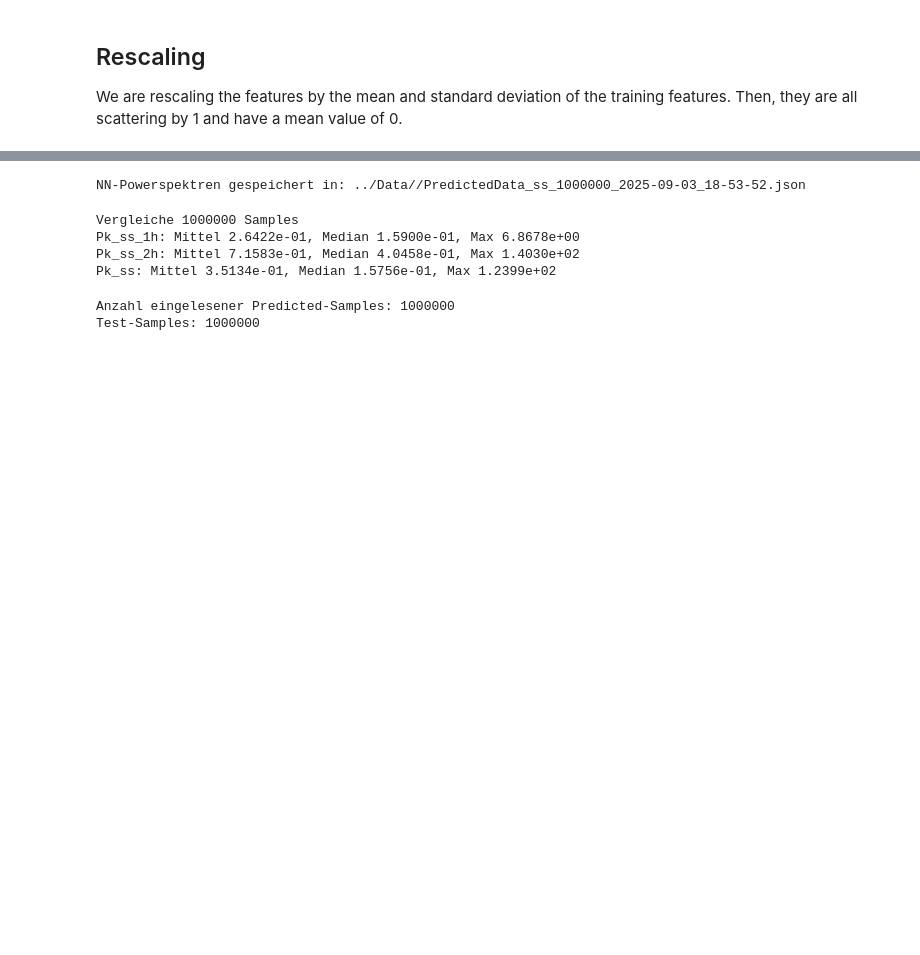
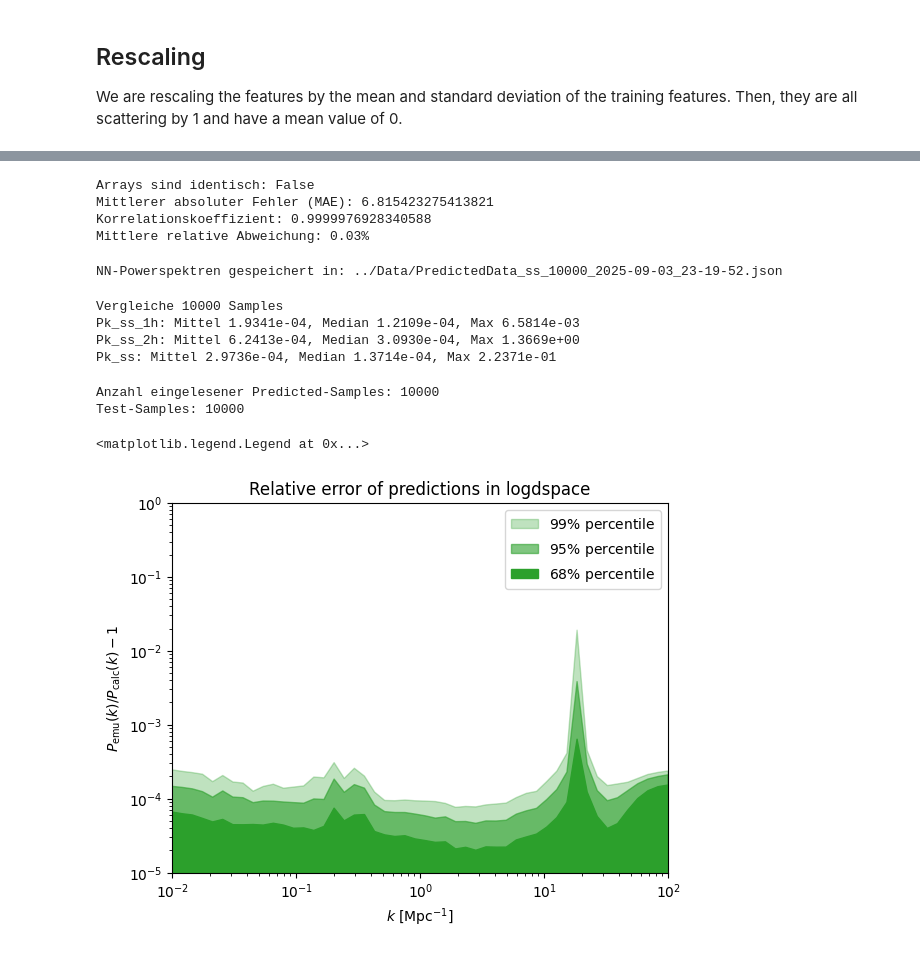
Before and after one commit to r0b42o/NNPowerspectra, a Jupyter notebook: exampleNotebooks/PredPowerspectra.ipynb, the cells around one changed output, grey strips where cells are left out. Drawn from its saved outputs; the diff is of its cells as text; code cells hidden in the pictures; blank space fills up the shorter version.

```diff
--- a/exampleNotebooks/PredPowerspectra.ipynb
+++ b/exampleNotebooks/PredPowerspectra.ipynb
@@ -341,3 +405,21 @@ Mittlere relative Abweichung: 0.02%
+# %%
+are_equal = np.array_equal(np.exp(postprocessed_pred_targets[2]), np.exp(test_targets[2]))
+print("Arrays sind identisch:", are_equal)
+
+mae = np.mean(np.abs(np.exp(postprocessed_pred_targets[2]) - np.exp(test_targets[2])))
+print("Mittlerer absoluter Fehler (MAE):", mae)
+
+correlation = np.corrcoef(np.exp(postprocessed_pred_targets[2]).flatten(), np.exp(test_targets[2]).flatten())[0, 1]
+print("Korrelationskoeffizient:", correlation)
+
+relative_diff = np.abs((np.exp(postprocessed_pred_targets[2]) - np.exp(test_targets[2])) / np.exp(postprocessed_pred_targets[2]))
+mean_relative_diff = np.mean(relative_diff) * 100
+print(f"Mittlere relative Abweichung: {mean_relative_diff:.2f}%")
+# %% [output]
+Arrays sind identisch: False
+Mittlerer absoluter Fehler (MAE): 6.815423275413821
+Korrelationskoeffizient: 0.9999976928340588
+Mittlere relative Abweichung: 0.03%
 # %%
 import numpy as np
 import os
@@ -368,11 +450,11 @@ for i in range(N_total):
 # JSON speichern
 os.makedirs(data_dir, exist_ok=True)
 timestamp = datetime.now().strftime("%Y-%m-%d_%H-%M-%S")
-fn = f"{data_dir}/PredictedData_{powerspectrum_mode}_{N_total}_{timestamp}.json"
+predictedfile = f"{data_dir}PredictedData_{powerspectrum_mode}_{N_total}_{timestamp}.json"
 
-with open(fn, "w") as f:
+with open(predictedfile, "w") as f:
     json.dump(data_array, f, indent=4)
 
-print(f"NN-Powerspektren gespeichert in: {fn}")
+print(f"NN-Powerspektren gespeichert in: {predictedfile}")
 # %% [output]
-NN-Powerspektren gespeichert in: ../Data//PredictedData_ss_1000000_2025-09-03_18-53-52.json
+NN-Powerspektren gespeichert in: ../Data/PredictedData_ss_10000_2025-09-03_23-19-52.json
@@ -384,7 +465,7 @@ import json
 import numpy as np
 
 # Dateien laden
-with open(predictedfile + ".json", "r") as f:
+with open(predictedfile, "r") as f:
     predicted_data = json.load(f)
 
 with open(calculatedfile, "r") as f:
@@ -422,10 +503,10 @@ for k in keys:
     max_err = np.max(errors[k])
     print(f"{k}: Mittel {mean_err:.4e}, Median {median_err:.4e}, Max {max_err:.4e}")
 # %% [output]
-Vergleiche 1000000 Samples
-Pk_ss_1h: Mittel 2.6422e-01, Median 1.5900e-01, Max 6.8678e+00
-Pk_ss_2h: Mittel 7.1583e-01, Median 4.0458e-01, Max 1.4030e+02
-Pk_ss: Mittel 3.5134e-01, Median 1.5756e-01, Max 1.2399e+02
+Vergleiche 10000 Samples
+Pk_ss_1h: Mittel 1.9341e-04, Median 1.2109e-04, Max 6.5814e-03
+Pk_ss_2h: Mittel 6.2413e-04, Median 3.0930e-04, Max 1.3669e+00
+Pk_ss: Mittel 2.9736e-04, Median 1.3714e-04, Max 2.2371e-01
 # %%
 import os
 import json
@@ -447,7 +528,7 @@ target_keys = [f'Pk_{powerspectrum_mode}_1h',
 # -----------------------------
 predicted_samples = []
 kept_indices = []
-with open(predictedfile + ".json", "r") as json_file:
+with open(predictedfile, "r") as json_file:
     data_samples = json.load(json_file)
     for i, sample in enumerate(data_samples):
         # Falls du hier auch ein Filterkriterium möchtest wie bei calculated:
@@ -480,8 +561,6 @@ num_samples = len(predicted_samples)
 indices = np.arange(num_samples)
 N_total = num_samples
 
-np.random.shuffle(indices)
-
 N_test = N_total  # falls du alles für Testing nutzen willst
 
 print(f"Test-Samples: {num_samples}")
@@ -502,5 +581,5 @@ testing_predicted = {
 
 pred_targets=testing_predicted['modes']
 # %% [output]
-Anzahl eingelesener Predicted-Samples: 1000000
-Test-Samples: 1000000
+Anzahl eingelesener Predicted-Samples: 10000
+Test-Samples: 10000
@@ -507,3 +616,38 @@ Test-Samples: 1000000
+# %%
+# do plot
+fig, ax=plt.subplots()
+ks = np.geomspace(1e-2, 1e2)
+#ax.fill_between(ks, 0, percentiles_1h[2,:], color = 'C0', label = r'99\% percentile', alpha=0.3)
+#ax.fill_between(ks, 0, percentiles_1h[1,:], color = 'C0', label = r'95\% percentile', alpha = 0.6)
+#ax.fill_between(ks, 0, percentiles_1h[0,:], color = 'C0', label = r'68\% percentile', alpha = 1)
+
+#ax.fill_between(ks, 0, percentiles_2h[2,:], color = 'C1', label = r'99\% percentile', alpha=0.3)
+#ax.fill_between(ks, 0, percentiles_2h[1,:], color = 'C1', label = r'95\% percentile', alpha = 0.6)
+#ax.fill_between(ks, 0, percentiles_2h[0,:], color = 'C1', label = r'68\% percentile', alpha = 1)
+
+#ax.fill_between(ks, 0, percentiles_total[3,:], color = 'C2', label = r'99.9\% percentile', alpha=0.1)
+ax.fill_between(ks, 0, percentiles_total[2,:], color = 'C2', label = r'$99\%$ percentile', alpha=0.3)
+ax.fill_between(ks, 0, percentiles_total[1,:], color = 'C2', label = r'$95\%$ percentile', alpha = 0.6)
+ax.fill_between(ks, 0, percentiles_total[0,:], color = 'C2', label = r'$68\%$ percentile', alpha = 1)
+
+
+ax.set_xscale('log')
+ax.set_yscale('log')
+
+ax.set_xlim(1e-2, 100)
+ax.set_ylim(1e-5, 1)
+
+ax.set_ylabel(r'$P_\mathrm{emu}(k)/P_\mathrm{calc}(k)-1$')
+ax.set_xlabel(r'$k$ [Mpc$^{-1}$]')
+ax.set_title('Relative error of predictions in logdspace')
+
+#plt.savefig(f'../Plots/Relativ_error{timestamp}.pdf')
+
+plt.legend()
+#plt.savefig(f'../Plots/FinalExamples/relErrorTest.png', dpi=600)
+# %% [output]
+<matplotlib.legend.Legend at 0x...>
+[figure, added]
 # %%
 # Calculation of the difference
 diff_1h = np.abs(pred_targets[0, :, :]/ np.exp(test_targets[0,:,:]) - 1)
```
Also changed, not shown: parts of 15 cells of this notebook.
